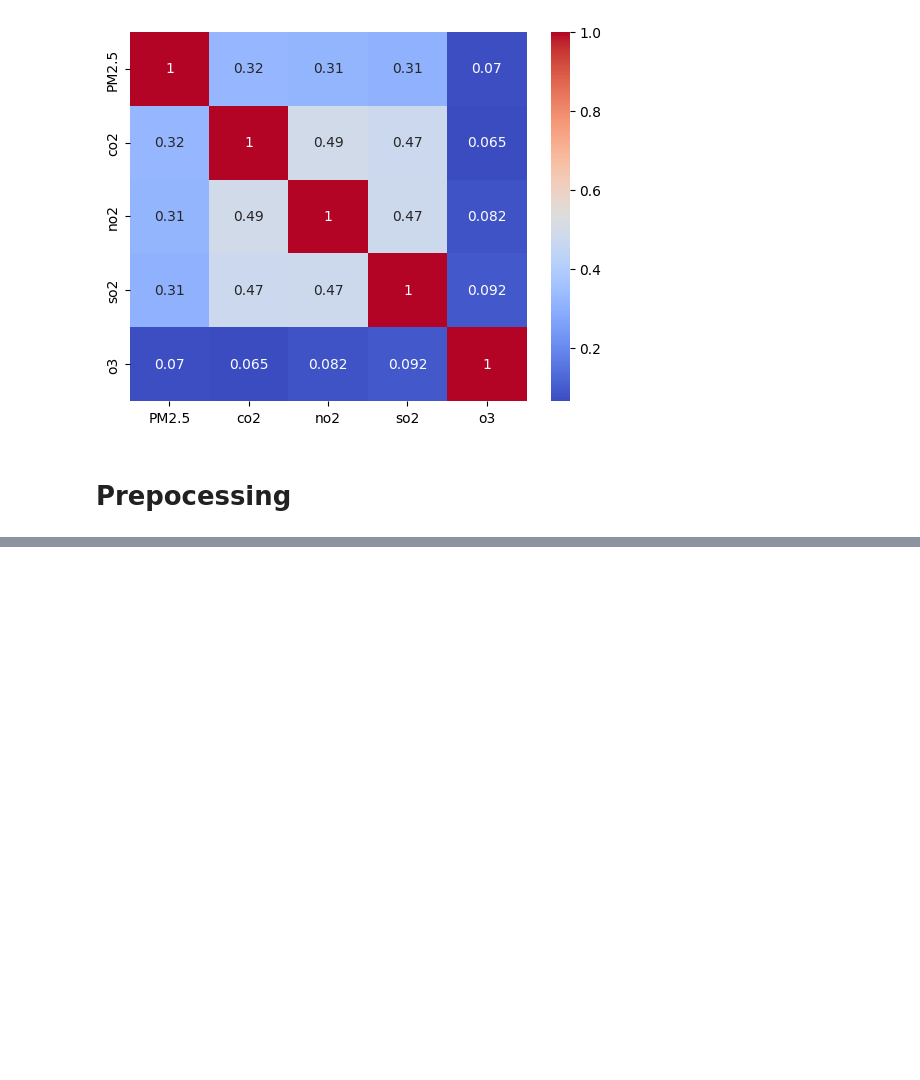
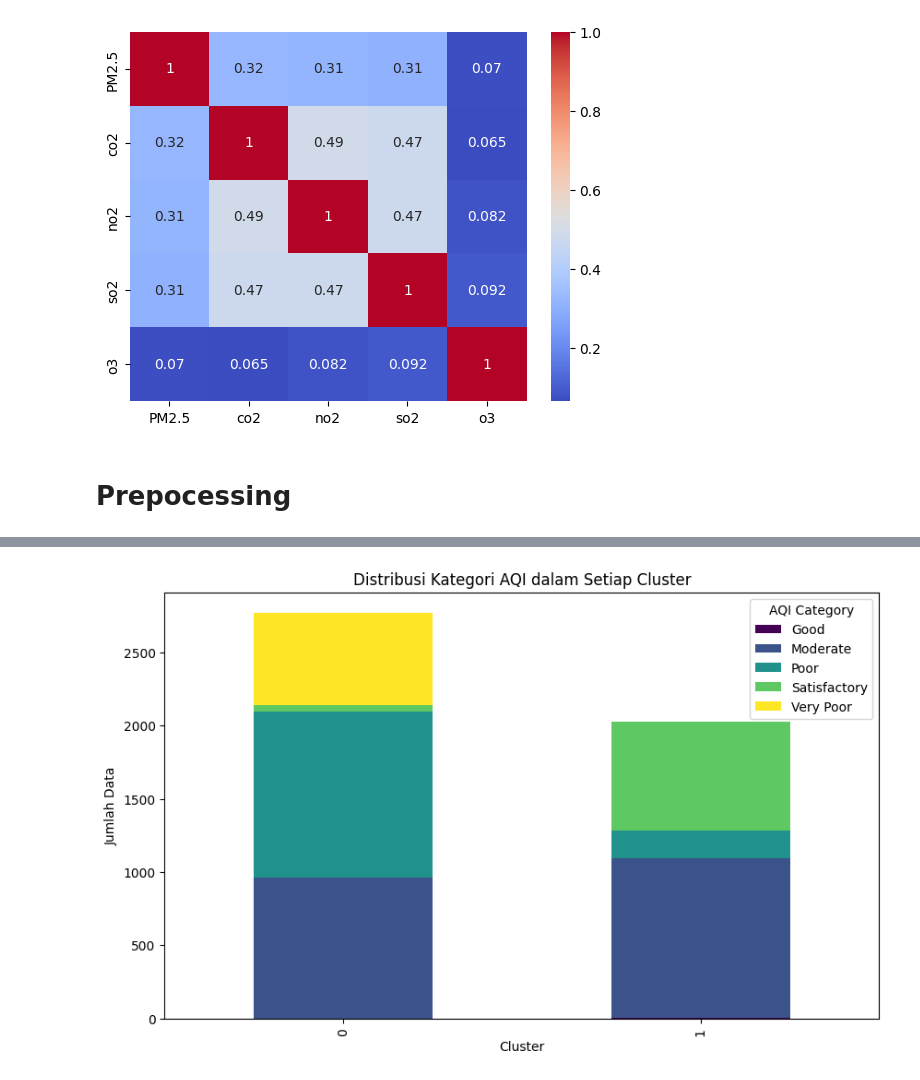
Before and after one commit to muhammadzuama/AirQualityCluster, a Jupyter notebook: dataset2/agromerate.ipynb, the cells around one changed output, grey strips where cells are left out. Drawn from its saved outputs; the diff is of its cells as text; code cells hidden in the pictures; blank space fills up the shorter version.

```diff
--- a/dataset2/agromerate.ipynb
+++ b/dataset2/agromerate.ipynb
@@ -396,0 +328,9 @@ weighted avg       0.99      0.99      0.99      4585
+# %%
+# Plot distribusi
+crosstab.plot(kind="bar", stacked=True, figsize=(10,6), colormap="viridis")
+plt.title("Distribusi Kategori AQI dalam Setiap Cluster")
+plt.xlabel("Cluster"); plt.ylabel("Jumlah Data")
+plt.legend(title="AQI Category")
+plt.show()
+# %% [output]
+[figure, added]
```
Also changed, not shown: parts of 16 cells of this notebook, 4 other files.
